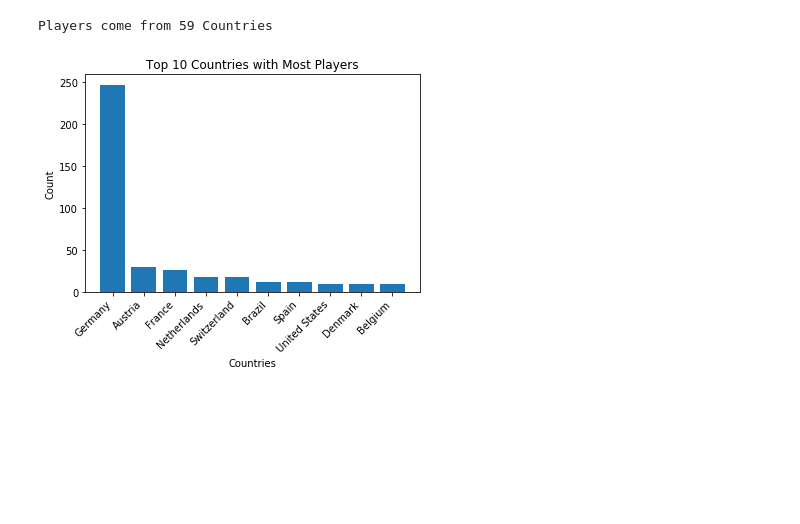
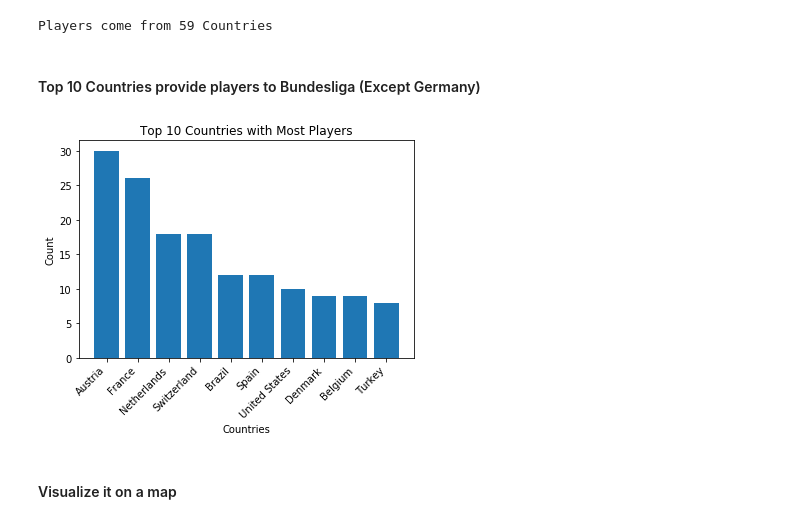
Before and after one commit to Mikky-Li/Analyzing-Data-From-Transfermarkt-and-Visualizing-Premier-League-Players-Data, a Jupyter notebook: Transfermarkt Bundesliga.ipynb, the cells around one changed output. Drawn from its saved outputs; the diff is of its cells as text; code cells hidden in the pictures; blank space fills up the shorter version.

```diff
--- a/Transfermarkt Bundesliga.ipynb
+++ b/Transfermarkt Bundesliga.ipynb
@@ -12,4 +12,4 @@ import seaborn as sns
 # %% [markdown]
 ## 2. Read Data
 # %%
-Bundesliga = pd.read_csv('Bundesliga.csv')
+Bundesliga = pd.read_csv('Bundesliga.csv').drop('Unnamed: 0', axis=1)
@@ -95,13 +111,17 @@ plt.show()
 print('Players come from '+str(len(Bundesliga.groupby('Citizenship')[['Player']].count().sort_values('Player',ascending = False).reset_index()))+' Countries')
 # %% [output]
 Players come from 59 Countries
+# %% [markdown]
+#### Top 10 Countries provide players to Bundesliga (Except Germany)
 # %%
-Top10country = Bundesliga.groupby('Citizenship')[['Player']].count().sort_values('Player',ascending = False).reset_index().loc[:9]
-plt.bar('Citizenship','Player',data=Top10country)
+country = Bundesliga.groupby('Citizenship')[['Player']].count().sort_values('Player',ascending = False).reset_index()
+plt.bar('Citizenship','Player',data=country.iloc[1:11,])
 plt.xticks(rotation=45, ha='right')
 plt.xlabel('Countries')
 plt.ylabel('Count')
 plt.title('Top 10 Countries with Most Players')
 plt.show()
 # %% [output]
-[figure, old version]
+[figure, new version]
+# %% [markdown]
+#### Visualize it on a map
```
Also changed, not shown: parts of 8 cells of this notebook.
